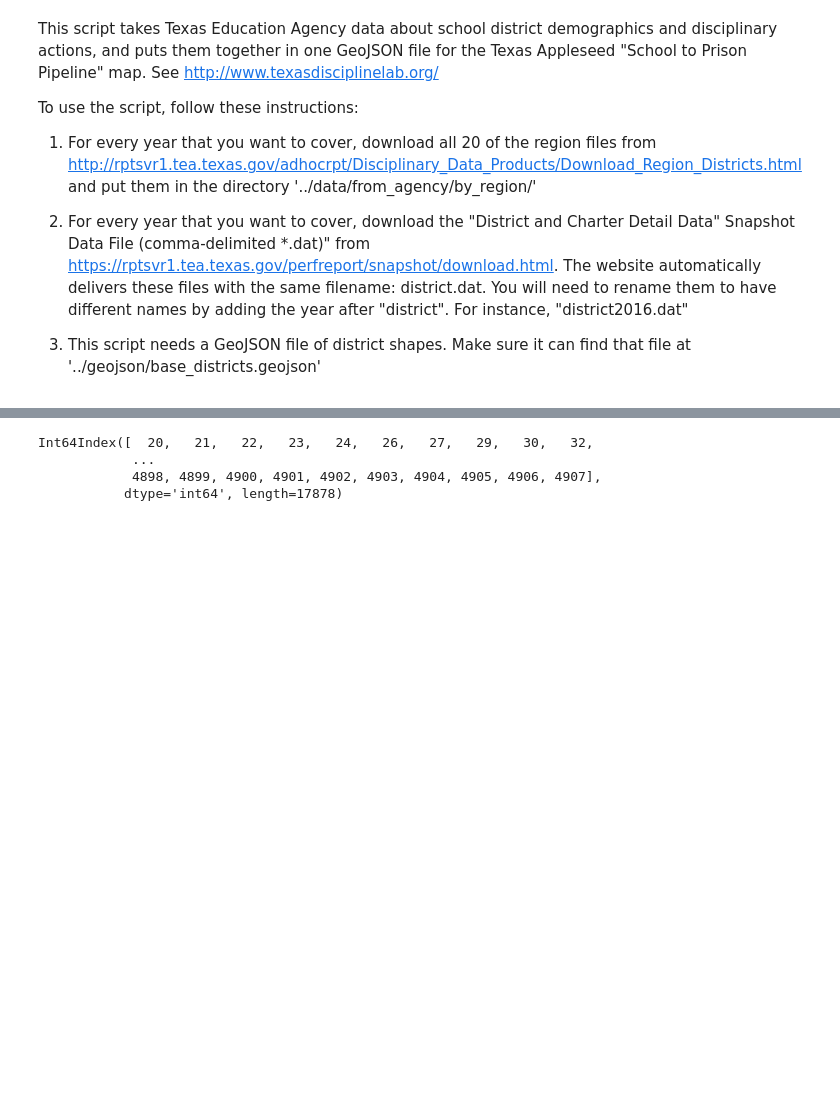
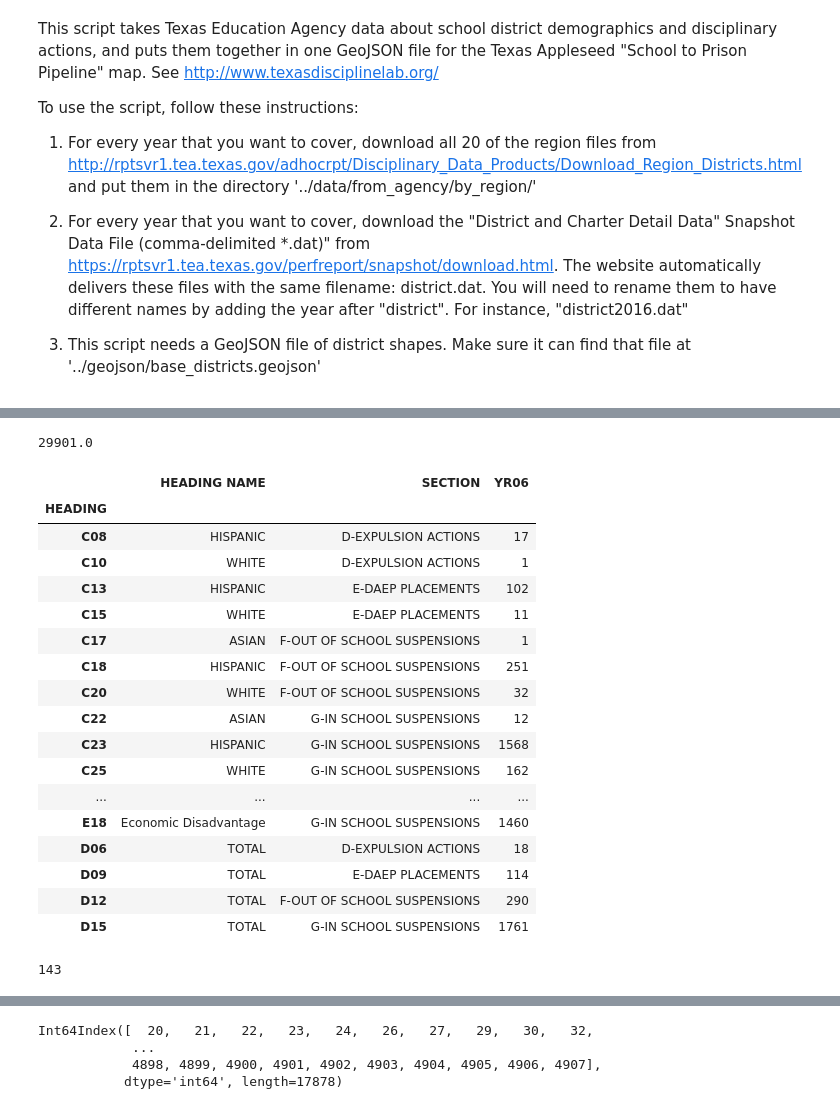
Before and after one commit to txappleseed/txappleseedmap, a Jupyter notebook: scripts/TEAtoGeoJSON.ipynb, the cells around one changed output, grey strips where cells are left out. Cells and saved outputs as stored; diff of their text form; code cells hidden in the pictures; blank space fills up the shorter version.

Commit message:
indexing for totals column

```diff
--- a/scripts/TEAtoGeoJSON.ipynb
+++ b/scripts/TEAtoGeoJSON.ipynb
@@ -30,32 +30,30 @@ def formatDF(apple, year_col):
                    "D12": ("D11", "F-OUT OF SCHOOL SUSPENSIONS"),
                    "D15": ("D14", "G-IN SCHOOL SUSPENSIONS")}
 
-    # This will be inefficient because it makes a dict first instead of staying in pandas
+    # This will be inefficient because it makes a dict list first instead of staying in pandas
 
     all_actions = []
 
     # if it was a .csv, the headers would be ["DISTRICT", "SECTION", "HEADING", "HEADING NAME", year_col]
 
-    for d in apple.DISTRICT.unique():
+    for d in apple.index.get_level_values(0).unique():
         for key in non_special:
-            section = non_special[key][1]
             try:
-                a = apple.loc[(apple["DISTRICT"] == d) & (apple["HEADING"] == key), year_col].values[0]
-            except IndexError:
-                a = 0
-            try:
-                b = apple.loc[(apple["DISTRICT"] == d) & (apple["HEADING"] == non_special[key][0]), year_col].values[0]
-            except IndexError:
-                b = 0
+                a = apple.loc[(d, key)].values[2]
+                b = apple.loc[(d, non_special[key][0])].values[2]
+            except KeyError:
+                print("Failed to find {} {}.".format(d, key))
             if a < 0: # in case of dummy values like -999
                 a = 1
             if b < 0:
                 b = 1
             total = a + b
-            all_actions.append({"DISTRICT": d, "SECTION": section, "HEADING": key, "HEADING NAME": "TOTAL",
-                               year_col: total})
+            all_actions.append({"DISTRICT": d, "HEADING": key, "SECTION": non_special[key][1],
+                                "HEADING NAME": "TOTAL", year_col: total})
 
+    print(all_actions[:10])
     new = pd.DataFrame(all_actions)
+    new = new.set_index(["DISTRICT", "HEADING"])
 
     # Keeping only the rows that categorize students by protected class.
     patternIn = 'WHITE|BLACK OR AFRICAN AMERICAN|AMERICAN INDIAN OR ALASKA NAT|HISPANIC|NATIVE HAWAIIAN|ASIAN|TWO OR MORE RACES|SPEC. ED|ECO. DISAD|ECO DISAD.|TOTAL'
@@ -64,6 +62,9 @@ def formatDF(apple, year_col):
     # Getting rid of rows that count students instead of incidents, or non-disadvantaged kids.
     patternOut = 'SPEC. ED. STUDENTS| SPEC. ED. EXPULSIONS TO JJAEP|ECO DISAD. STUDENTS|ECO. DISAD. STUDENTS|AT RISK|NON AT|UNKNOWN AT|NON SPEC. ED.|NON ECO DISAD.|NON ECO. DISAD.'
     apple = apple[apple["HEADING NAME"].str.contains(patternOut) == False]
+
+    # apple = apple.reset_index
+    apple = apple.append(new)
 
     # Consolidating some of the descriptors into broader categories
     appleReplace = {year_col:
@@ -83,20 +84,19 @@ def formatDF(apple, year_col):
     # Delete rows appearing to double-count the same expulsions.
     apple = apple[apple["SECTION"].str.contains("JJAEP EXPULSIONS|DISCIPLINE ACTION COUNTS") == False]
 
-    apple = pd.concat([apple,new])
-
     return apple
 
 def getYear(year):
     year_col = "YR{}".format(str(year)[-2:])
     apple_path = '../data/from_agency/by_region/REGION_{}_DISTRICT_summary_{}.csv'
-    one_year = [pd.read_csv(apple_path.format(str(region).zfill(2),str(year)[-2:]), dtype = {year_col: int})
-            for region in range(1,21)]
+    one_year = [pd.read_csv(apple_path.format(str(region).zfill(2),str(year)[-2:]),
+                            index_col = ["DISTRICT","HEADING"], dtype = {year_col: int})
+                for region in range(1,21)]
     a = pd.concat(one_year)
 
     # a = a.set_index(["DISTRICT","HEADING"] )
     # a = a[~a.index.duplicated(keep='last')]  # a single row was causing a non-unique multiindex error
-
+    # print(a.loc[31901])
     a = formatDF(a, year_col)
     return a
 
@@ -103,0 +122,34 @@ apple = getYear(first_year)
+# %%
+apple = apple.set_index(["DISTRICT", "HEADING"])
+# %%
+apple.index.get_level_values(0).unique()[99]
+# %% [output]
+29901.0
+# %%
+apple.loc[82903]
+# %% [output]
+|  | HEADING NAME | SECTION | YR06 |
+| HEADING |  |  |  |
+| C08 | HISPANIC | D-EXPULSION ACTIONS | 17 |
+| C10 | WHITE | D-EXPULSION ACTIONS | 1 |
+| C13 | HISPANIC | E-DAEP PLACEMENTS | 102 |
+| C15 | WHITE | E-DAEP PLACEMENTS | 11 |
+| C17 | ASIAN | F-OUT OF SCHOOL SUSPENSIONS | 1 |
+| C18 | HISPANIC | F-OUT OF SCHOOL SUSPENSIONS | 251 |
+| C20 | WHITE | F-OUT OF SCHOOL SUSPENSIONS | 32 |
+| C22 | ASIAN | G-IN SCHOOL SUSPENSIONS | 12 |
+| C23 | HISPANIC | G-IN SCHOOL SUSPENSIONS | 1568 |
+| C25 | WHITE | G-IN SCHOOL SUSPENSIONS | 162 |
+| ... | ... | ... | ... |
+| E18 | Economic Disadvantage | G-IN SCHOOL SUSPENSIONS | 1460 |
+| D06 | TOTAL | D-EXPULSION ACTIONS | 18 |
+| D09 | TOTAL | E-DAEP PLACEMENTS | 114 |
+| D12 | TOTAL | F-OUT OF SCHOOL SUSPENSIONS | 290 |
+| D15 | TOTAL | G-IN SCHOOL SUSPENSIONS | 1761 |
+# %%
+d = 245903
+key = "C13"
+
+apple.loc[(d, key)].values[2]
+# %% [output]
+143
```
Also changed, not shown: parts of 4 cells of this notebook.
